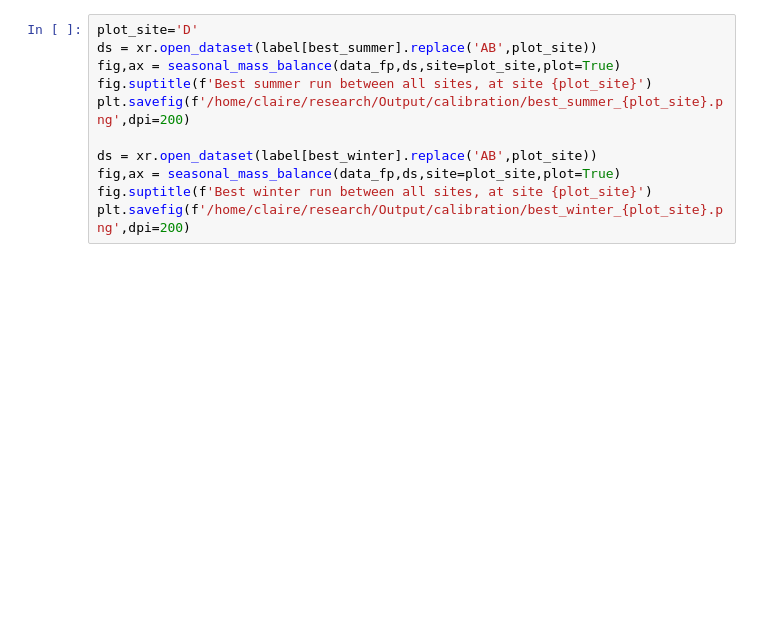
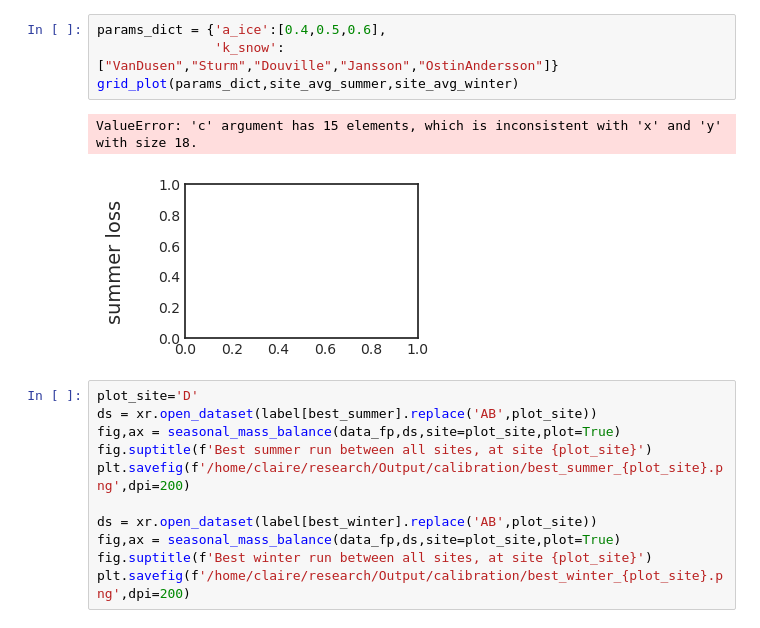
Before and after one commit to clairevwilson/PyGEM-EB, a Jupyter notebook: calibration_plotting.ipynb, the cells around one changed output. Drawn from its saved outputs; the diff is of its cells as text; blank space fills up the shorter version.

Commit message:
started grid plot function

```diff
--- a/calibration_plotting.ipynb
+++ b/calibration_plotting.ipynb
@@ -148,3 +142,10 @@ TypeError: Colorbar.__init__() got an unexpected keyword argument 'title'
+# %%
+params_dict = {'a_ice':[0.4,0.5,0.6],
+               'k_snow':["VanDusen","Sturm","Douville","Jansson","OstinAndersson"]}
+grid_plot(params_dict,site_avg_summer,site_avg_winter)
+# %% [output]
+ValueError: 'c' argument has 15 elements, which is inconsistent with 'x' and 'y' with size 18.
+[figure, added]
 # %%
 plot_site='D'
 ds = xr.open_dataset(label[best_summer].replace('AB',plot_site))
```
Also changed, not shown: parts of 4 cells of this notebook, 4 other files.
